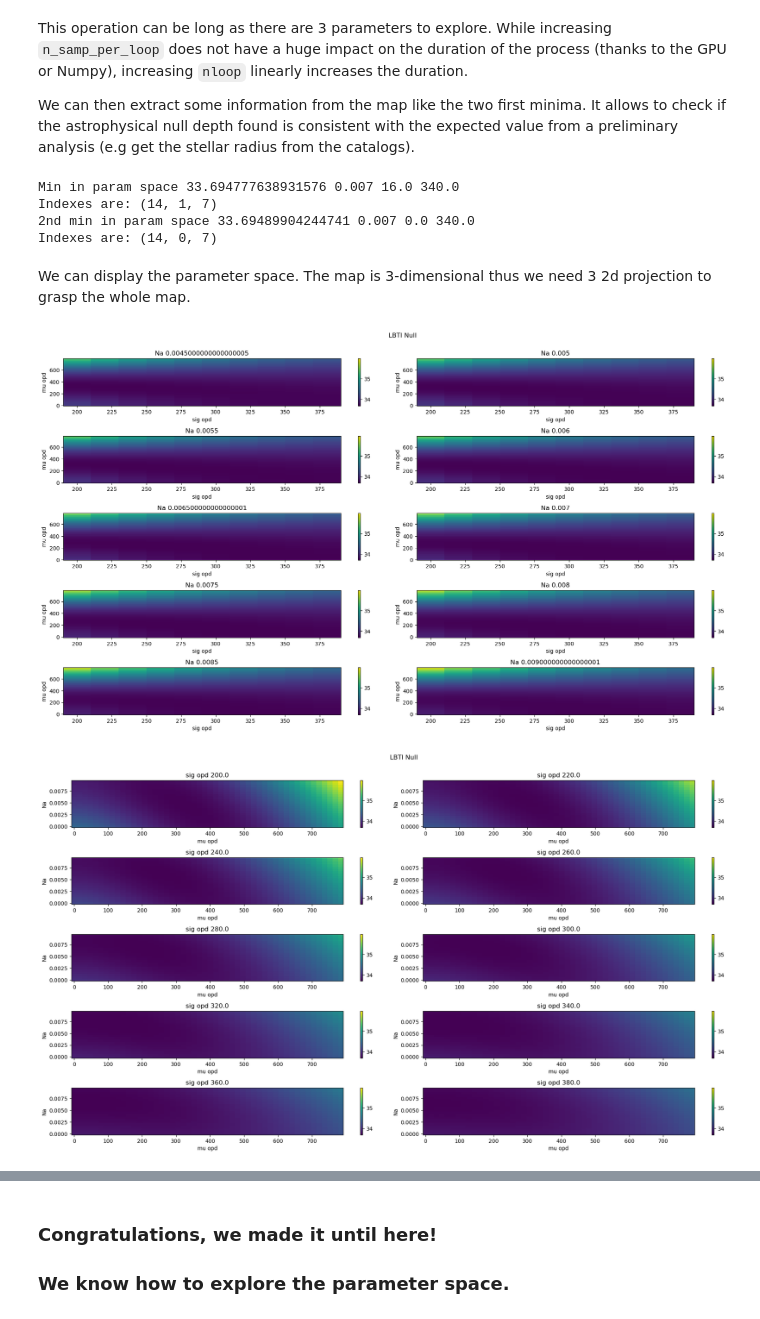
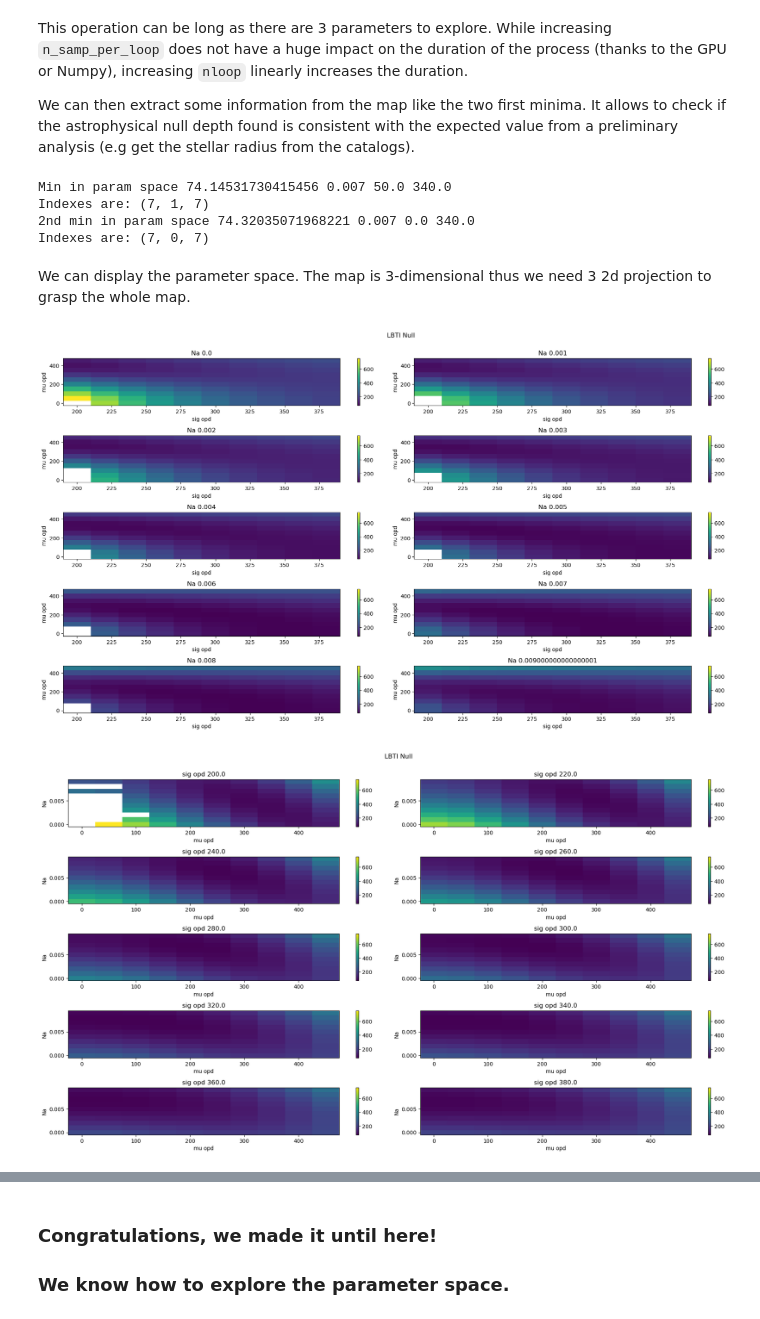
Before and after one commit to mamartinod/grip-nulling, a Jupyter notebook: tutorials/tuto2_explore_parameter_space.ipynb, the cells around one changed output, grey strips where cells are left out. Saved outputs shown, nothing was run; the diff lists cells and outputs as text; code cells hidden in the pictures.

```diff
--- a/tutorials/tuto2_explore_parameter_space.ipynb
+++ b/tutorials/tuto2_explore_parameter_space.ipynb
@@ -38,8 +38,8 @@ except ModuleNotFoundError:
 wl_min, wl_max = 11000, 11200
 dark_list = ['dataset/UT2015-02-08_ID009_SCI_bet_Leo_DIT-60ms_11um_BCKG.hdf5']
 data_list = ['dataset/UT2015-02-08_ID009_SCI_bet_Leo_DIT-60ms_11um_NULL.hdf5']
-dark = grip.load_data(dark_list, ['wl_scale', 'Iminus1', 'p1', 'p2'], (wl_min, wl_max))
-data = grip.load_data(data_list, ['wl_scale', 'Iminus1', 'p1', 'p2', 'intraphase_rms'], (wl_min, wl_max))
+dark = grip.load_data(dark_list, ['wl_scale', 'Iminus1', 'p1', 'p2'], (wl_min, wl_max), 'hdf5')
+data = grip.load_data(data_list, ['wl_scale', 'Iminus1', 'p1', 'p2', 'intraphase_rms'], (wl_min, wl_max), 'hdf5')
 
 wl_scale = data['wl_scale']
 dark_IA, dark_IB = dark['p1'], dark['p2']
@@ -53,7 +53,7 @@ data_null = Iminus / Iplus # Calculated null depth
 
 # Get the histogram
 bin_bounds = (-0.01, 0.1) # Minimum and maximum values of the bins of the histogram
-normed=True # We want to normalise the histogram by its sum
+normed = False # We want to normalise the histogram by its sum
 
 null_axis, null_pdf, null_pdf_err, sz = grip.compute_data_histogram(data_null, \
                                                           bin_bounds, \
@@ -143,13 +143,13 @@ The parameters to explore are:
 
 We define the minimum and maximum values for these parameters, and the number of points to sample each parameter axis.
 # %%
-bounds_mu0 = (0, 800) # Boundaries of mu opd
+bounds_mu0 = (0, 500) # Boundaries of mu opd
 bounds_sig0 = (200, 400) # Boundaries of sig opd
 bounds_na0 = (0.0, 0.01) # Boundaries of Na
 param_bounds = [bounds_na0, bounds_mu0, bounds_sig0] # Pack those into a list
 
-map_na_sz = 20 # Number of points to explore along the null axis
-map_mu_sz = 50 # Number of points to explore along the mu opd axis
+map_na_sz = 10 # Number of points to explore along the null axis
+map_mu_sz = 10 # Number of points to explore along the mu opd axis
 map_sig_sz = 10 # Number of points to explore along the sig opd axis
 param_sz = [map_na_sz, map_mu_sz, map_sig_sz] # Pack those into a list
 # %% [markdown]
@@ -180,7 +180,8 @@ histo_fun_kwargs = {'n_samp_per_loop':n_samp_per_loop, 'nloop':nloop, 'verbose':
 spec_chan_width = 2600
 instrument_constants = (spec_chan_width, np.pi)
 
-lklhmap, maps, lklhsteps = grip.explore_parameter_space(grip.neg_log_multinomial, null_pdf, param_bounds, param_sz,
+neg_log_multinomial = grip.return_neg_func(grip.log_multinomial)
+lklhmap, maps, lklhsteps = grip.explore_parameter_space(neg_log_multinomial, null_pdf, param_bounds, param_sz,
                                                         null_axis, wl_scale, grip.lbti_model, instrument_constants,
                                                         rvu_opd, cdfs, rvus, null_pdf_err, **histo_fun_kwargs)
 # %% [output]
@@ -208,31 +209,31 @@ print('2nd min in param space',
       map_mu_opd[argmin2[1]], map_sig_opd[argmin2[2]])
 print('Indexes are:', argmin2)
 # %% [output]
-Min in param space 33.694777638931576 0.007 16.0 340.0
-Indexes are: (14, 1, 7)
-2nd min in param space 33.69489904244741 0.007 0.0 340.0
-Indexes are: (14, 0, 7)
+Min in param space 74.14531730415456 0.007 50.0 340.0
+Indexes are: (7, 1, 7)
+2nd min in param space 74.32035071968221 0.007 0.0 340.0
+Indexes are: (7, 0, 7)
 # %% [markdown]
 We can display the parameter space.
 The map is 3-dimensional thus we need 3 2d projection to grasp the whole map.
 # %%
 key = 'LBTI Null'
 grip.plot_parameter_space_2d(lklhmap, map_sig_opd, map_mu_opd, map_na, argmin[0],
                           step_sig, step_mu,'sig opd',  'mu opd', 'Na', key,
                           save_path, 'mu', 'sig', 0,
-                          wl_min, wl_max, True)
+                          wl_min, wl_max, False)
 
 lklhmap2 = np.transpose(lklhmap, axes=(2,0,1)) # z=sig, x=mu, y=na
 grip.plot_parameter_space_2d(lklhmap2, map_mu_opd, map_na, map_sig_opd, argmin[2],
                           step_mu, step_na, 'mu opd', 'Na', 'sig opd', key,
                           save_path, 'na', 'mu', 0,
-                          wl_min, wl_max, True)
+                          wl_min, wl_max, False)
 
 lklhmap3 = np.transpose(lklhmap, axes=(1,2,0)) # z=mu, x=na, y=sig
 grip.plot_parameter_space_2d(lklhmap3, map_na, map_sig_opd, map_mu_opd, argmin[1],
                           step_na, step_sig, 'Na', 'sig opd', 'mu opd', key,
                           save_path, 'sig', 'na', 0,
-                          wl_min, wl_max, True)
+                          wl_min, wl_max, False)
 # %% [output]
-[figure, old version]
+[figure, new version]
-[figure, old version]
+[figure, new version]
```
Also changed, not shown: parts of 2 cells of this notebook, 4 other files.
